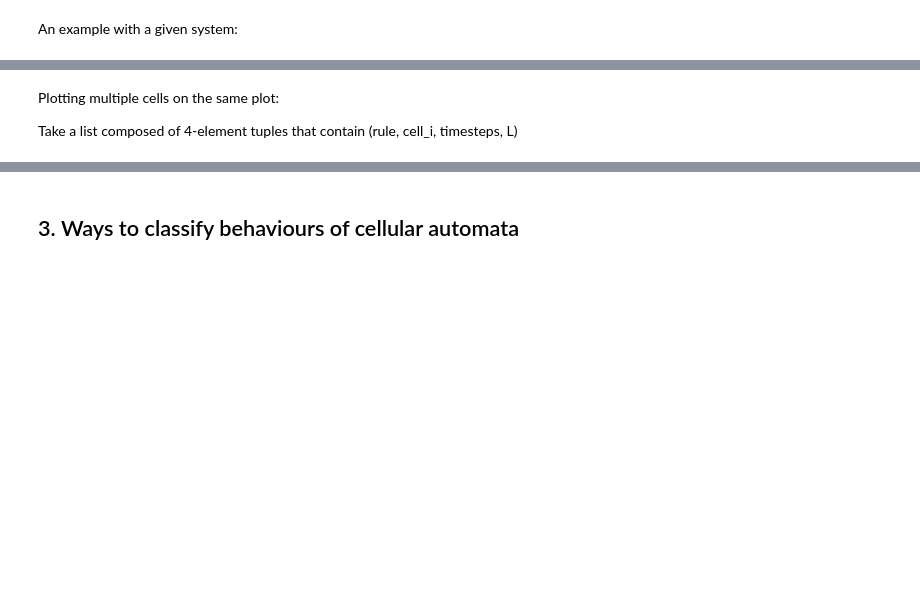
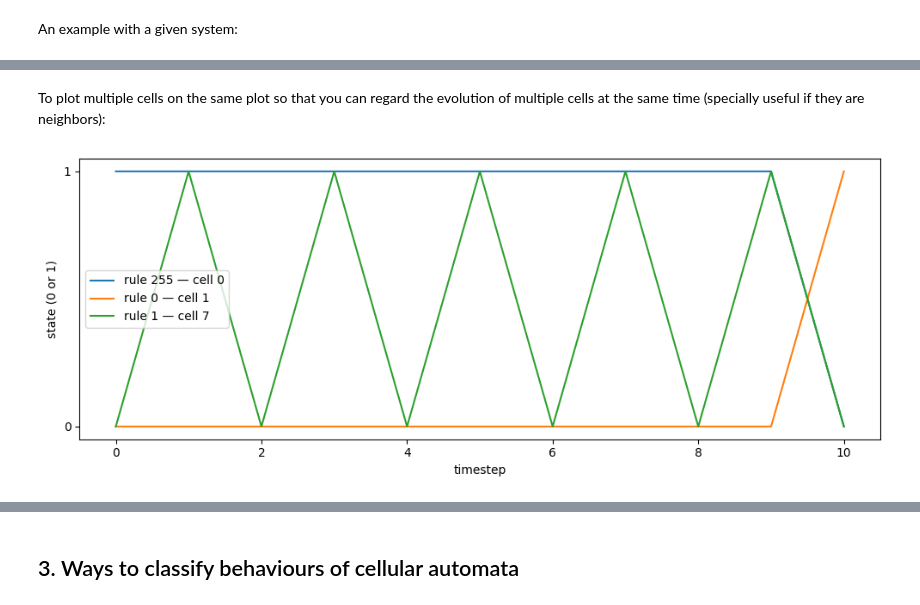
Before and after one commit to IgnacioMPineda/Cellular-automata-simulator---SP2026, a Jupyter notebook: Notebook_2.ipynb, the cells around one changed output, grey strips where cells are left out. Drawn from its saved outputs; the diff is of its cells as text; code cells hidden in the pictures; blank space fills up the shorter version.

```diff
--- a/Notebook_2.ipynb
+++ b/Notebook_2.ipynb
@@ -257,5 +256,28 @@ t=30    ┌─┐
        └─┘
-# %% [markdown]
-Plotting multiple cells on the same plot:
-
-Take a list composed of 4-element tuples that contain (rule, cell_i, timesteps, L)
+# %% [markdown]
+To plot multiple cells on the same plot so that you can regard the evolution of multiple cells at the same time (specially useful if they are neighbors):
+# %%
+def plot_multiple_cells(*cells):
+    fig, ax = plt.subplots(figsize=(10, 4))
+
+    for rule, initial_conditions, timesteps, L, cell_i in cells:
+        system = dynamics(rule, L, initial_conditions, timesteps)
+
+        ax.plot(system[:, cell_i], label=f'rule {rule} — cell {cell_i}')
+
+    ax.set_xlabel('timestep')
+    ax.set_ylabel('state (0 or 1)')
+    ax.set_yticks([0, 1])
+    ax.legend()
+    plt.tight_layout()
+    plt.show()
+# %%
+cell_1 = (255, [1,2,3], 10, 9, 0)
+cell_2 = (0, [1,0,0], 10, 9, 1)
+cell_3 = (1, [0,2,3], 10, 9, 7)
+
+plot_multiple_cells(cell_1, cell_2, cell_3)
+
+# (rule, cell_i, timesteps, L)
+# %% [output]
+[figure, added]
```
Also changed, not shown: parts of 32 cells of this notebook.
